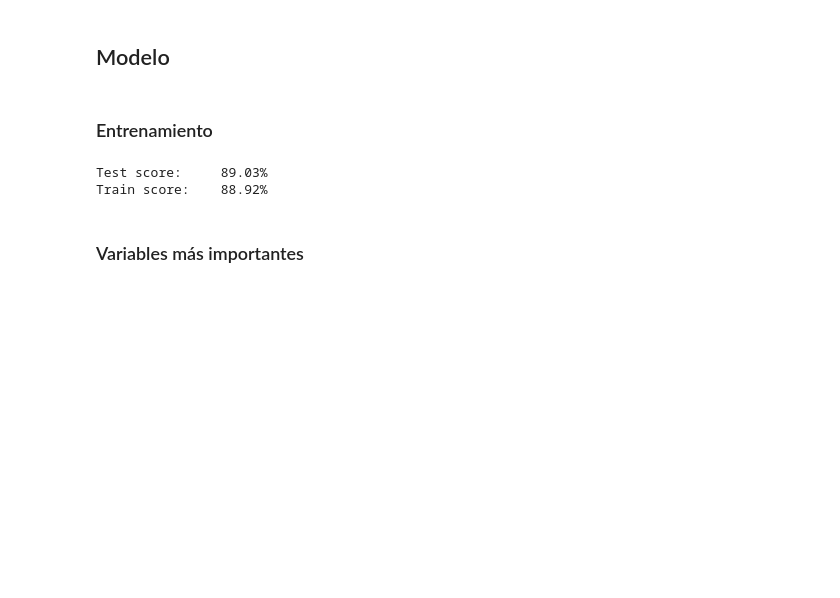
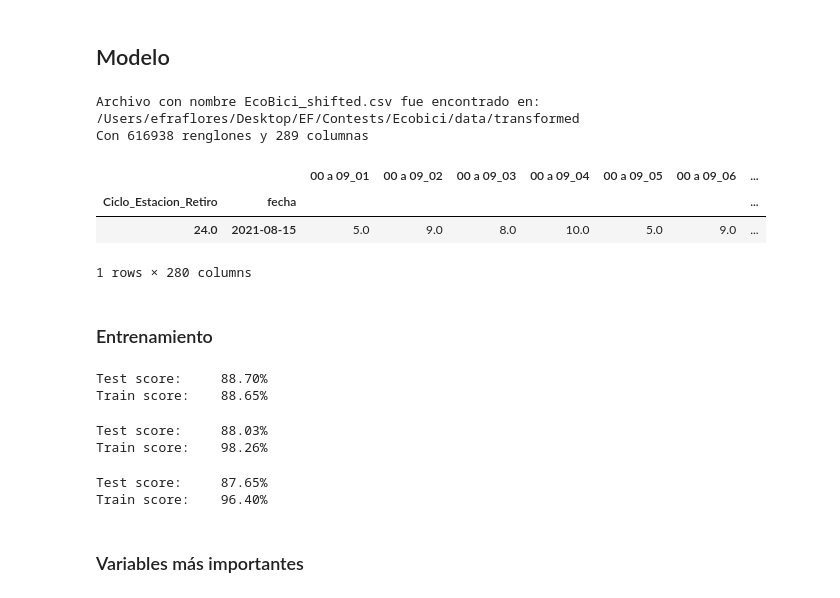
Before and after one commit to Afroefras/ecobici_forecast, a Jupyter notebook: scripts/EcoBici_Model.ipynb, the cells around one changed output. Drawn from its saved outputs; the diff is of its cells as text; code cells hidden in the pictures; blank space fills up the shorter version.

```diff
--- a/scripts/EcoBici_Model.ipynb
+++ b/scripts/EcoBici_Model.ipynb
@@ -41,2 +27,14 @@ Archivo: EcoBici_shifted.csv fue exportado exitosamente en:
 # %% [markdown]
 ## Modelo
+# %%
+# Importar desde BASE_DIR
+data = eb.get_csv('EcoBici_shifted.csv', just_name=True, add_subfolder=True, subfolder_name='transformed').set_index(['Ciclo_Estacion_Retiro','fecha'])
+# %% [output]
+Archivo con nombre EcoBici_shifted.csv fue encontrado en:
+/Users/efraflores/Desktop/EF/Contests/Ecobici/data/transformed
+Con 616938 renglones y 289 columnas
+# %%
+# Obtener la lista de las columnas de todos los días previos
+prev = data.head(1).filter(regex='_\d+').columns.tolist()
+# Y aquellas originales, sin escalonar
+actual = [x for x in data.columns if x not in prev]
@@ -43,9 +44,34 @@ Archivo: EcoBici_shifted.csv fue exportado exitosamente en:
+# %%
+# Seleccionar los datos para construir f(X)=y
+X = data[prev].copy()
+y = data[actual].sum(axis=1).values
+
+X.sample()
+# %% [output]
+|  |  | 00 a 09_01 | 00 a 09_02 | 00 a 09_03 | 00 a 09_04 | 00 a 09_05 | 00 a 09_06 | ... |
+| Ciclo_Estacion_Retiro | fecha |  |  |  |  |  |  | ... |
+| 24.0 | 2021-08-15 | 5.0 | 9.0 | 8.0 | 10.0 | 5.0 | 9.0 | ... |
+1 rows × 280 columns
 # %% [markdown]
 ### Entrenamiento
 # %%
-model, scores, coef = eb.train_model(X, y)
+model_linreg, scores_linreg, coef_linreg = eb.train_model(X, y)
 # %% [output]
-Test score:     89.03%
-Train score:    88.92%
+Test score:     88.70%
+Train score:    88.65%
+# %%
+from sklearn.ensemble import RandomForestRegressor
+
+model_forest, scores_forest, coef_forest = eb.train_model(X, y, model=RandomForestRegressor)
+# %% [output]
+Test score:     88.03%
+Train score:    98.26%
+# %%
+from sklearn.neural_network import MLPRegressor
+
+model_neural, scores_neural, coef_neural = eb.train_model(X, y, model=MLPRegressor)
+# %% [output]
+Test score:     87.65%
+Train score:    96.40%
 # %% [markdown]
 ### Variables más importantes
```
Also changed, not shown: parts of 6 cells of this notebook.
